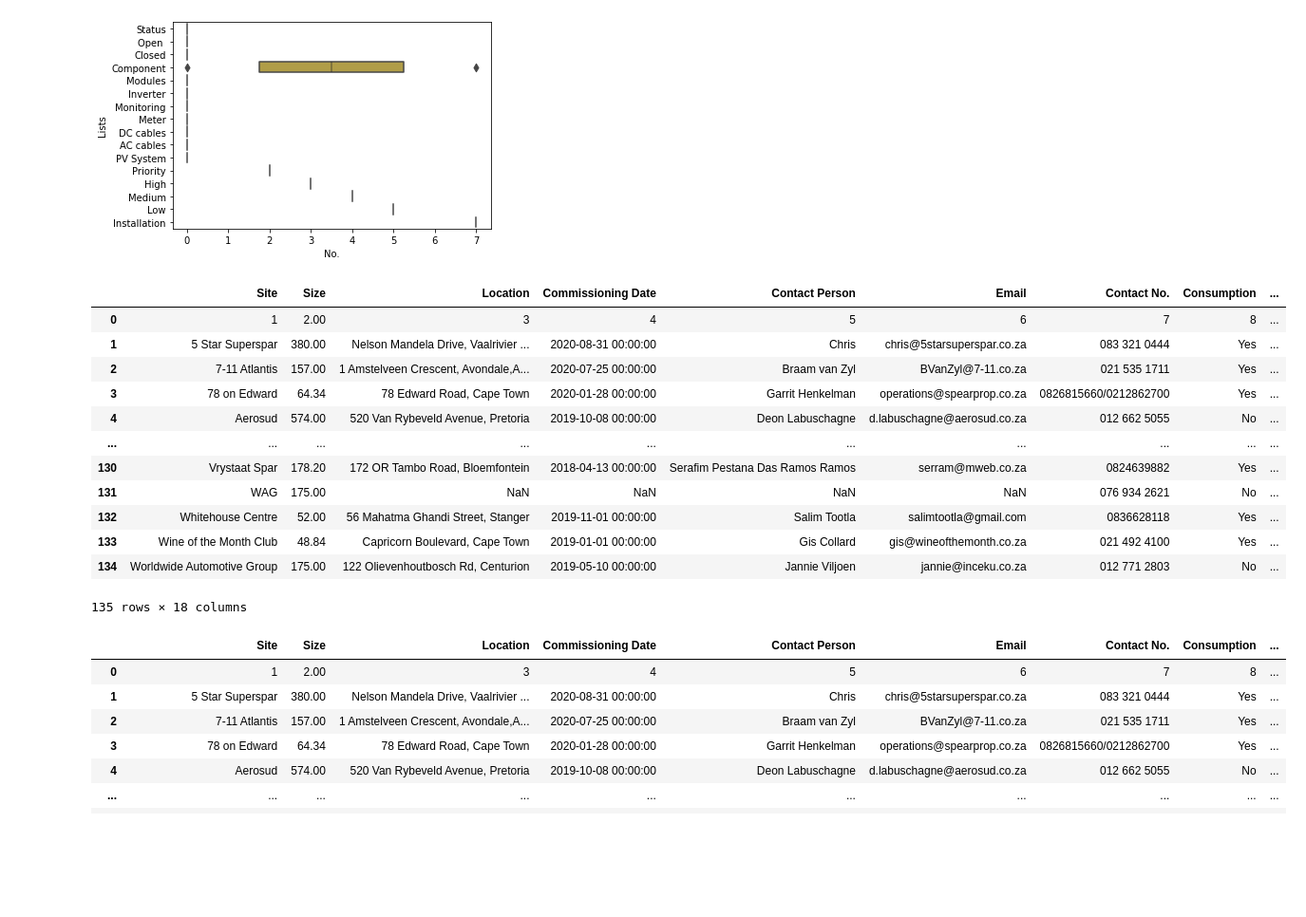
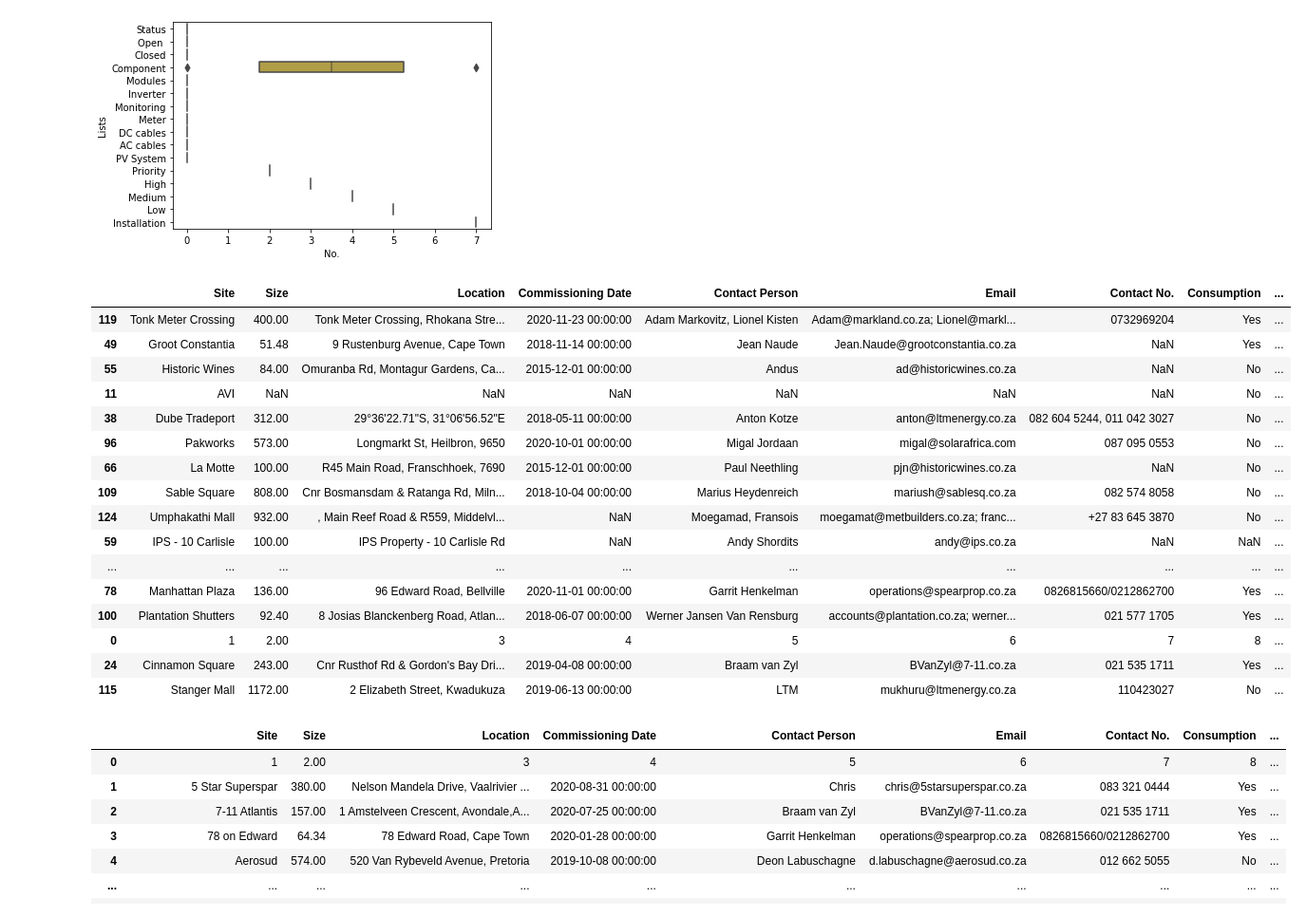
Before and after one commit to ahmadasd1234/Emergent-Energy, a Jupyter notebook: iX internship.ipynb, the cells around one changed output. Shown at 95% size. Saved outputs shown, nothing was run; the diff lists cells and outputs as text; code cells hidden in the pictures; blank space fills up the shorter version.

```diff
--- a/iX internship.ipynb
+++ b/iX internship.ipynb
@@ -145,21 +145,25 @@ sns.boxenplot("No." , "Lists" , data = df)
 # %%
 df1 = pd.read_excel('/Users/ahmadasdo/Library/Containers/com.microsoft.Excel/Data/Downloads/Book (2).xlsx')
 # %%
-df1
+df1.sample(20)
 # %% [output]
 |  | Site | Size | Location | Commissioning Date | Contact Person | Email | Contact No. | Consumption | ... |
+| 119 | Tonk Meter Crossing | 400.00 | Tonk Meter Crossing, Rhokana Stre... | 2020-11-23 00:00:00 | Adam Markovitz, Lionel Kisten | Adam@markland.co.za; Lionel@markl... | 0732969204 | Yes | ... |
+| 49 | Groot Constantia | 51.48 | 9 Rustenburg Avenue, Cape Town | 2018-11-14 00:00:00 | Jean Naude | Jean.Naude@grootconstantia.co.za | NaN | Yes | ... |
+| 55 | Historic Wines | 84.00 | Omuranba Rd, Montagur Gardens, Ca... | 2015-12-01 00:00:00 | Andus | ad@historicwines.co.za | NaN | No | ... |
+| 11 | AVI | NaN | NaN | NaN | NaN | NaN | NaN | No | ... |
+| 38 | Dube Tradeport | 312.00 | 29°36'22.71"S, 31°06'56.52"E | 2018-05-11 00:00:00 | Anton Kotze | anton@ltmenergy.co.za | 082 604 5244, 011 042 3027 | No | ... |
+| 96 | Pakworks | 573.00 | Longmarkt St, Heilbron, 9650 | 2020-10-01 00:00:00 | Migal Jordaan | migal@solarafrica.com | 087 095 0553 | No | ... |
+| 66 | La Motte | 100.00 | R45 Main Road, Franschhoek, 7690 | 2015-12-01 00:00:00 | Paul Neethling | pjn@historicwines.co.za | NaN | No | ... |
+| 109 | Sable Square | 808.00 | Cnr Bosmansdam & Ratanga Rd, Miln... | 2018-10-04 00:00:00 | Marius Heydenreich | mariush@sablesq.co.za | 082 574 8058 | No | ... |
+| 124 | Umphakathi Mall | 932.00 | , Main Reef Road & R559, Middelvl... | NaN | Moegamad, Fransois | moegamat@metbuilders.co.za; franc... | +27 83 645 3870 | No | ... |
+| 59 | IPS - 10 Carlisle | 100.00 | IPS Property - 10 Carlisle Rd | NaN | Andy Shordits | andy@ips.co.za | NaN | NaN | ... |
+| ... | ... | ... | ... | ... | ... | ... | ... | ... | ... |
+| 78 | Manhattan Plaza | 136.00 | 96 Edward Road, Bellville | 2020-11-01 00:00:00 | Garrit Henkelman | operations@spearprop.co.za | 0826815660/0212862700 | Yes | ... |
+| 100 | Plantation Shutters | 92.40 | 8 Josias Blanckenberg Road, Atlan... | 2018-06-07 00:00:00 | Werner Jansen Van Rensburg | accounts@plantation.co.za; werner... | 021 577 1705 | Yes | ... |
 | 0 | 1 | 2.00 | 3 | 4 | 5 | 6 | 7 | 8 | ... |
-| 1 | 5 Star Superspar | 380.00 | Nelson Mandela Drive, Vaalrivier ... | 2020-08-31 00:00:00 | Chris | chris@5starsuperspar.co.za | 083 321 0444 | Yes | ... |
-| 2 | 7-11 Atlantis | 157.00 | 1 Amstelveen Crescent, Avondale,A... | 2020-07-25 00:00:00 | Braam van Zyl | BVanZyl@7-11.co.za | 021 535 1711 | Yes | ... |
-| 3 | 78 on Edward | 64.34 | 78 Edward Road, Cape Town | 2020-01-28 00:00:00 | Garrit Henkelman | operations@spearprop.co.za | 0826815660/0212862700 | Yes | ... |
-| 4 | Aerosud | 574.00 | 520 Van Rybeveld Avenue, Pretoria | 2019-10-08 00:00:00 | Deon Labuschagne | d.labuschagne@aerosud.co.za | 012 662 5055 | No | ... |
-| ... | ... | ... | ... | ... | ... | ... | ... | ... | ... |
-| 130 | Vrystaat Spar | 178.20 | 172 OR Tambo Road, Bloemfontein | 2018-04-13 00:00:00 | Serafim Pestana Das Ramos Ramos | serram@mweb.co.za | 0824639882 | Yes | ... |
-| 131 | WAG | 175.00 | NaN | NaN | NaN | NaN | 076 934 2621 | No | ... |
-| 132 | Whitehouse Centre | 52.00 | 56 Mahatma Ghandi Street, Stanger | 2019-11-01 00:00:00 | Salim Tootla | salimtootla@gmail.com | 0836628118 | Yes | ... |
-| 133 | Wine of the Month Club | 48.84 | Capricorn Boulevard, Cape Town | 2019-01-01 00:00:00 | Gis Collard | gis@wineofthemonth.co.za | 021 492 4100 | Yes | ... |
-| 134 | Worldwide Automotive Group | 175.00 | 122 Olievenhoutbosch Rd, Centurion | 2019-05-10 00:00:00 | Jannie Viljoen | jannie@inceku.co.za | 012 771 2803 | No | ... |
+| 24 | Cinnamon Square | 243.00 | Cnr Rusthof Rd & Gordon's Bay Dri... | 2019-04-08 00:00:00 | Braam van Zyl | BVanZyl@7-11.co.za | 021 535 1711 | Yes | ... |
+| 115 | Stanger Mall | 1172.00 | 2 Elizabeth Street, Kwadukuza | 2019-06-13 00:00:00 | LTM | mukhuru@ltmenergy.co.za | 110423027 | No | ... |
-135 rows × 18 columns
 # %%
 df1.fillna(df.mode())
 # %% [output]
```
Also changed, not shown: parts of 11 cells of this notebook.
